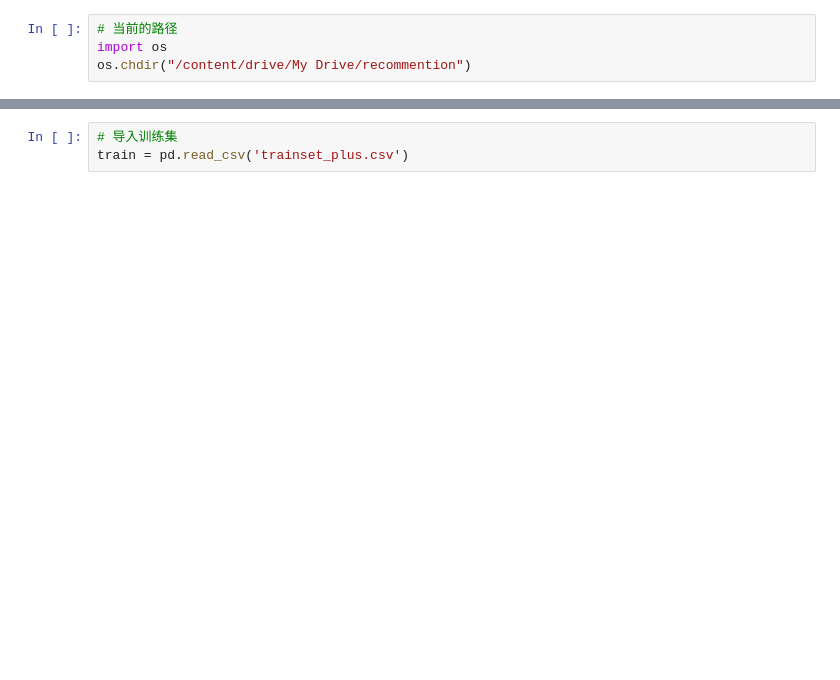
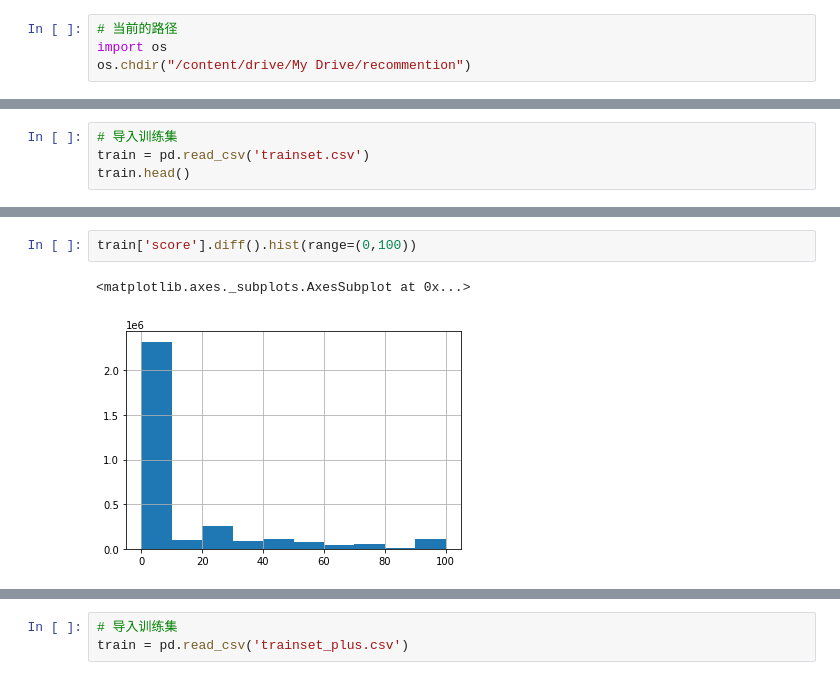
Before and after one commit to Joshua-li-yi/recommendation_system, a Jupyter notebook: ml.ipynb, the cells around one changed output, grey strips where cells are left out. Cells and saved outputs as stored; diff of their text form; blank space fills up the shorter version.

```diff
--- a/ml.ipynb
+++ b/ml.ipynb
@@ -36,0 +86,4 @@ import pandas as pd
+# %%
+# 导入训练集
+train = pd.read_csv('trainset.csv')
+train.head()
@@ -36,0 +109,5 @@ import pandas as pd
+# %%
+train['score'].diff().hist(range=(0,100))
+# %% [output]
+<matplotlib.axes._subplots.AxesSubplot at 0x...>
+[figure, added]
```
Also changed, not shown: parts of 41 cells of this notebook.
